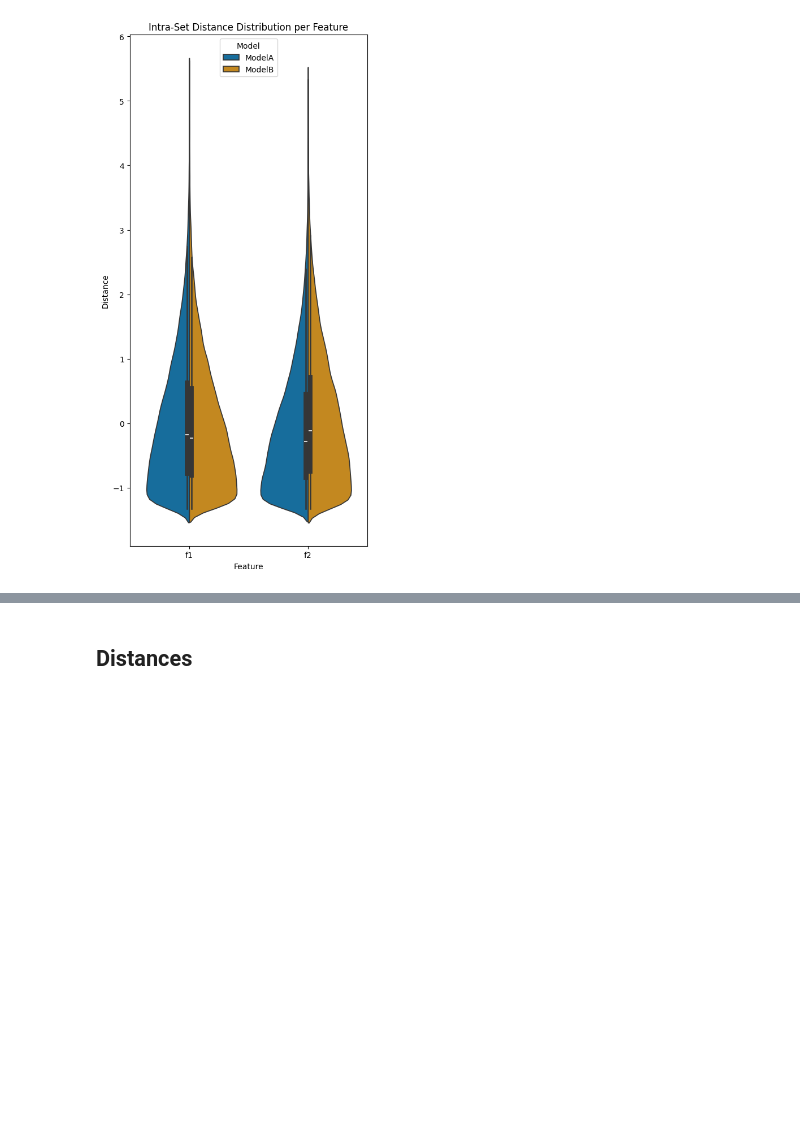
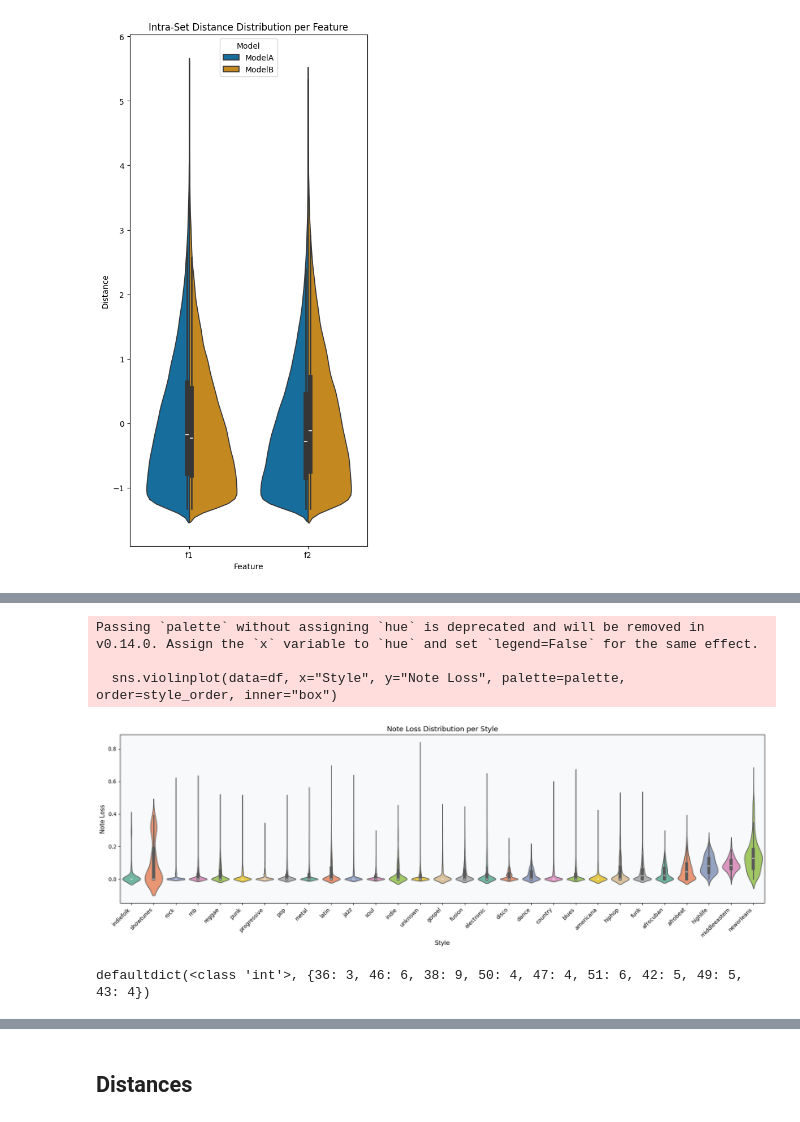
Before and after one commit to puru-samal/grooveiq, a Jupyter notebook: dataset/analysis.ipynb, the cells around one changed output, grey strips where cells are left out. Saved outputs shown, nothing was run; the diff lists cells and outputs as text; code cells hidden in the pictures; blank space fills up the shorter version.

```diff
--- a/dataset/analysis.ipynb
+++ b/dataset/analysis.ipynb
@@ -355,0 +350,9 @@ timing_accuracy               : mean=20.377, std=9.27
+# %%
+note_loss_per_style = {key: [] for key in GrooveIQStats.style_map.keys()}
+
+for sample in tqdm(GrooveIQStats.all_samples):
+    _, stats = sample.feature.to_fixed_grid(steps_per_quarter=4)
+    note_loss_per_style[sample.style].append(stats['note_loss']/stats['total_notes'])
+
+for style, losses in note_loss_per_style.items():
+    print(f"{style:30}: mean={np.mean(losses):.3f}, std={np.std(losses):.3f}")
@@ -355,0 +377,69 @@ timing_accuracy               : mean=20.377, std=9.27
+# %%
+import matplotlib.pyplot as plt
+import seaborn as sns
+import pandas as pd
+
+def plot_note_loss_per_style(note_loss_per_style, palette="tab10"):
+    """
+    Plots the distribution of note loss per style in a single plot using KDE curves.
+
+    Args:
+        note_loss_per_style (dict): Dictionary of {style: list of note loss values}
+        palette (str or list): Color palette to use (default: "tab10")
+    """
+    # Convert to long-form DataFrame
+    records = []
+    for style, losses in note_loss_per_style.items():
+        records.extend([{"Style": style, "Note Loss": val} for val in losses])
+    df = pd.DataFrame(records)
+
+    # Plot
+    plt.figure(figsize=(10, 6))
+    sns.kdeplot(data=df, x="Note Loss", hue="Style", fill=False, common_norm=False, palette=palette, alpha=0.7, bw_adjust=0.5)
+
+    plt.title("Distribution of Note Loss per Style")
+    plt.xlabel("Note Loss")
+    plt.ylabel("Density")
+    plt.tight_layout()
+    plt.grid(True)
+    plt.show()
+
+
+def plot_note_loss_violin(note_loss_per_style, palette="Set2"):
+    """
+    Plots a violin plot of note loss distributions per style.
+
+    Args:
+        note_loss_per_style (dict): Dictionary of {style: list of note loss values}
+        palette (str or list): Seaborn color palette name or list of colors
+    """
+    # Convert to long-form DataFrame
+    records = []
+    for style, losses in note_loss_per_style.items():
+        records.extend([{"Style": style, "Note Loss": val} for val in losses])
+    df = pd.DataFrame(records)
+
+    # Sort styles by median note loss (optional, for nicer ordering)
+    style_order = df.groupby("Style")["Note Loss"].median().sort_values().index.tolist()
+
+    # Plot
+    plt.figure(figsize=(max(8, len(style_order) * 0.6), 6))
+    sns.violinplot(data=df, x="Style", y="Note Loss", palette=palette, order=style_order, inner="box")
+
+    plt.title("Note Loss Distribution per Style")
+    plt.xticks(rotation=45, ha='right')
+    plt.tight_layout()
+    plt.grid(axis='y')
+    plt.show()
+
+
+plot_note_loss_violin(note_loss_per_style)
+# %% [output]
+Passing `palette` without assigning `hue` is deprecated and will be removed in v0.14.0. Assign the `x` variable to `hue` and set `legend=False` for the same effect.
+
+  sns.violinplot(data=df, x="Style", y="Note Loss", palette=palette, order=style_order, inner="box")
+[figure, added]
+# %%
+print(GrooveIQStats.max_hits_per_class)
+# %% [output]
+defaultdict(<class 'int'>, {36: 3, 46: 6, 38: 9, 50: 4, 47: 4, 51: 6, 42: 5, 49: 5, 43: 4})
```
Also changed, not shown: parts of 17 cells of this notebook, 1 other file.
